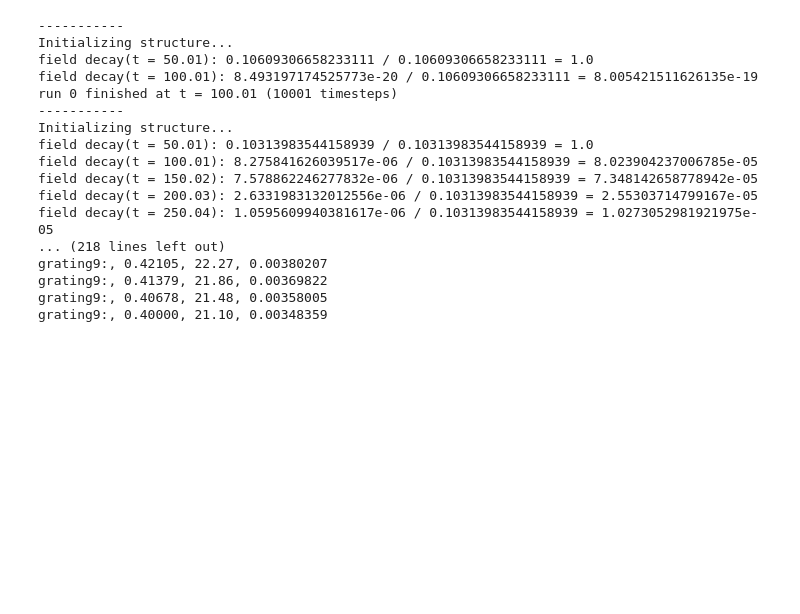
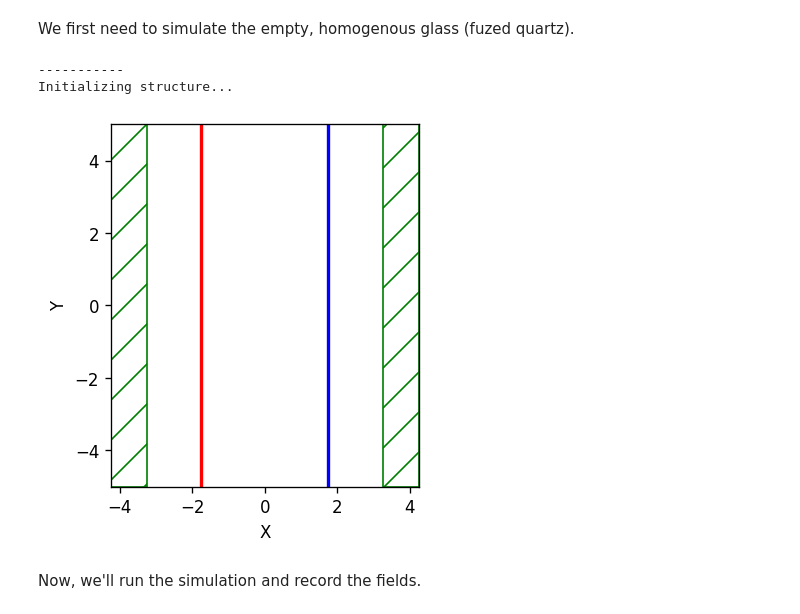
Before and after one commit to NanoComp/meep, a Jupyter notebook: python/examples/binary_grating.ipynb, the cells around one changed output. Cells and saved outputs as stored; diff of their text form; code cells hidden in the pictures; blank space fills up the shorter version.

```diff
--- a/python/examples/binary_grating.ipynb
+++ b/python/examples/binary_grating.ipynb
@@ -1,11 +27,6 @@
+# %% [markdown]
+We first need to simulate the empty, homogenous glass (fuzed quartz).
 # %%
-# -*- coding: utf-8 -*-
-
-import meep as mp
-import math
-import numpy as np
-import matplotlib.pyplot as plt
-
 resolution = 50        # pixels/μm
 
 dpml = 1.0             # PML thickness
@@ -22,89 +43,37 @@ cell_size = mp.Vector3(sx,sy,0)
 pml_layers = [mp.PML(thickness=dpml,direction=mp.X)]
 
 wvl_min = 0.4           # min wavelength
 wvl_max = 0.6           # max wavelength
 fmin = 1/wvl_max        # min frequency
 fmax = 1/wvl_min        # max frequency
 fcen = 0.5*(fmin+fmax)  # center frequency
 df = fmax-fmin          # frequency width
 
 src_pt = mp.Vector3(-0.5*sx+dpml+0.5*dsub)
 sources = [mp.Source(mp.GaussianSource(fcen, fwidth=df), component=mp.Ez, center=src_pt, size=mp.Vector3(y=sy))]
 
 k_point = mp.Vector3(0,0,0)
 
-glass = mp.Medium(index=1.5)
-
 symmetries=[mp.Mirror(mp.Y)]
 
 sim = mp.Simulation(resolution=resolution,
                     cell_size=cell_size,
                     boundary_layers=pml_layers,
                     k_point=k_point,
-                    default_material=glass,
+                    default_material=fused_quartz,
                     sources=sources,
                     symmetries=symmetries)
 
 nfreq = 21
 mon_pt = mp.Vector3(0.5*sx-dpml-0.5*dpad)
 flux_mon = sim.add_flux(fcen, df, nfreq, mp.FluxRegion(center=mon_pt, size=mp.Vector3(y=sy)))
 
-sim.run(until_after_sources=mp.stop_when_fields_decayed(50, mp.Ez, mon_pt, 1e-9))
-
-input_flux = mp.get_fluxes(flux_mon)
-
-sim.reset_meep()
-
-geometry = [mp.Block(material=glass, size=mp.Vector3(dpml+dsub,mp.inf,mp.inf), center=mp.Vector3(-0.5*sx+0.5*(dpml+dsub))),
-            mp.Block(material=glass, size=mp.Vector3(gh,gdc*gp,mp.inf), center=mp.Vector3(-0.5*sx+dpml+dsub+0.5*gh))]
-
-sim = mp.Simulation(resolution=resolution,
-                    cell_size=cell_size,
-                    boundary_layers=pml_layers,
-                    geometry=geometry,
-                    k_point=k_point,
-                    sources=sources,
-                    symmetries=symmetries)
-
-mode_mon = sim.add_flux(fcen, df, nfreq, mp.FluxRegion(center=mon_pt, size=mp.Vector3(y=sy)))
-
-sim.run(until_after_sources=mp.stop_when_fields_decayed(50, mp.Ez, mon_pt, 1e-9))
-
-freqs = mp.get_eigenmode_freqs(mode_mon)
-
-nmode = 10
-res = sim.get_eigenmode_coefficients(mode_mon, range(1,nmode+1), eig_parity=mp.ODD_Z+mp.EVEN_Y)
-coeffs = res.alpha
-kdom = res.kdom
-
-mode_wvl = []
-mode_angle = []
-mode_tran = []
-
-for nm in range(nmode):
-  for nf in range(nfreq):
-    mode_wvl.append(1/freqs[nf])
-    mode_angle.append(math.degrees(math.acos(kdom[nm*nfreq+nf].x/freqs[nf])))
-    tran = abs(coeffs[nm,nf,0])**2/input_flux[nf]
-    mode_tran.append(0.5*tran if nm != 0 else tran)
-    print("grating{}:, {:.5f}, {:.2f}, {:.8f}".format(nm,mode_wvl[-1],mode_angle[-1],mode_tran[-1]))
-
-tran_max = round(max(mode_tran),1)
+f = plt.figure(dpi=120)
+sim.plot2D(ax=f.gca())
+plt.show()
 # %% [output]
 -----------
 Initializing structure...
-field decay(t = 50.01): 0.10609306658233111 / 0.10609306658233111 = 1.0
-field decay(t = 100.01): 8.493197174525773e-20 / 0.10609306658233111 = 8.005421511626135e-19
-run 0 finished at t = 100.01 (10001 timesteps)
------------
-Initializing structure...
-field decay(t = 50.01): 0.10313983544158939 / 0.10313983544158939 = 1.0
-field decay(t = 100.01): 8.275841626039517e-06 / 0.10313983544158939 = 8.023904237006785e-05
-field decay(t = 150.02): 7.578862246277832e-06 / 0.10313983544158939 = 7.348142658778942e-05
-field decay(t = 200.03): 2.6331983132012556e-06 / 0.10313983544158939 = 2.55303714799167e-05
-field decay(t = 250.04): 1.0595609940381617e-06 / 0.10313983544158939 = 1.0273052981921975e-05
-... (218 lines left out)
-grating9:, 0.42105, 22.27, 0.00380207
-grating9:, 0.41379, 21.86, 0.00369822
-grating9:, 0.40678, 21.48, 0.00358005
-grating9:, 0.40000, 21.10, 0.00348359
+[figure, added]
+# %% [markdown]
+Now, we'll run the simulation and record the fields.
```
Also changed, not shown: parts of 11 cells of this notebook.
